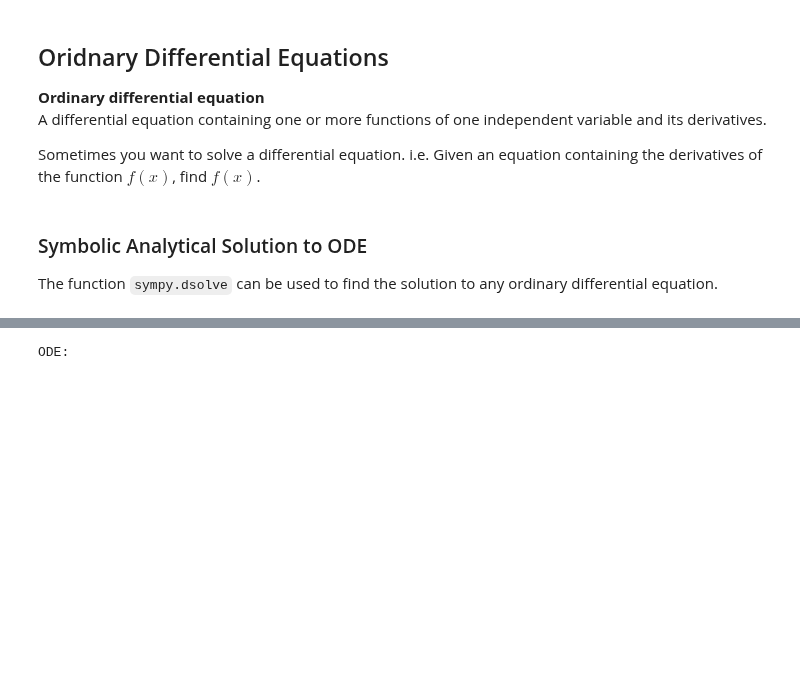
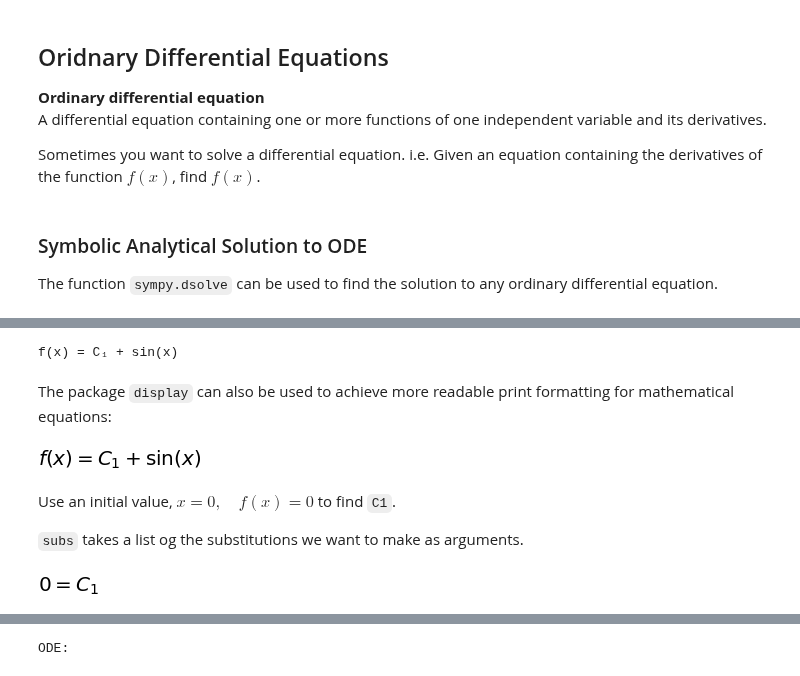
Before and after one commit to vongvanicht/Intro_to_Python, a Jupyter notebook: 08_DifferentialEquations.ipynb, the cells around one changed output, grey strips where cells are left out. Saved outputs shown, nothing was run; the diff lists cells and outputs as text; code cells hidden in the pictures; blank space fills up the shorter version.

```diff
--- a/08_DifferentialEquations.ipynb
+++ b/08_DifferentialEquations.ipynb
@@ -588,0 +608,3 @@ To represent $f''(x)$
+# %%
+f = Function('f')
+x = Symbol('x')
@@ -588,0 +615,2 @@ To represent $f''(x)$
+# %%
+ode = Eq(f(x).diff(x), cos(x))
@@ -588,0 +619,9 @@ To represent $f''(x)$
+# %%
+# General solution
+gen_sol = dsolve(ode, f(x))
+
+pprint(gen_sol)
+# %% [output]
+f(x) = C₁ + sin(x)
+# %% [markdown]
+The package `display` can also be used to achieve more readable print formatting for mathematical equations:
@@ -588,0 +630,14 @@ To represent $f''(x)$
+# %%
+display(gen_sol)
+# %% [output]
+[figure, added]
+# %% [markdown]
+Use an initial value, $x=0, \quad f(x)=0$ to find `C1`.
+
+`subs` takes a list og the substitutions we want to make as arguments.
+# %%
+const = gen_sol.subs([(x,0),       # x = 0
+                      (f(0), 0)])  # f(x) = 0
+display(const)
+# %% [output]
+[figure, added]
```
Also changed, not shown: parts of 38 cells of this notebook.
